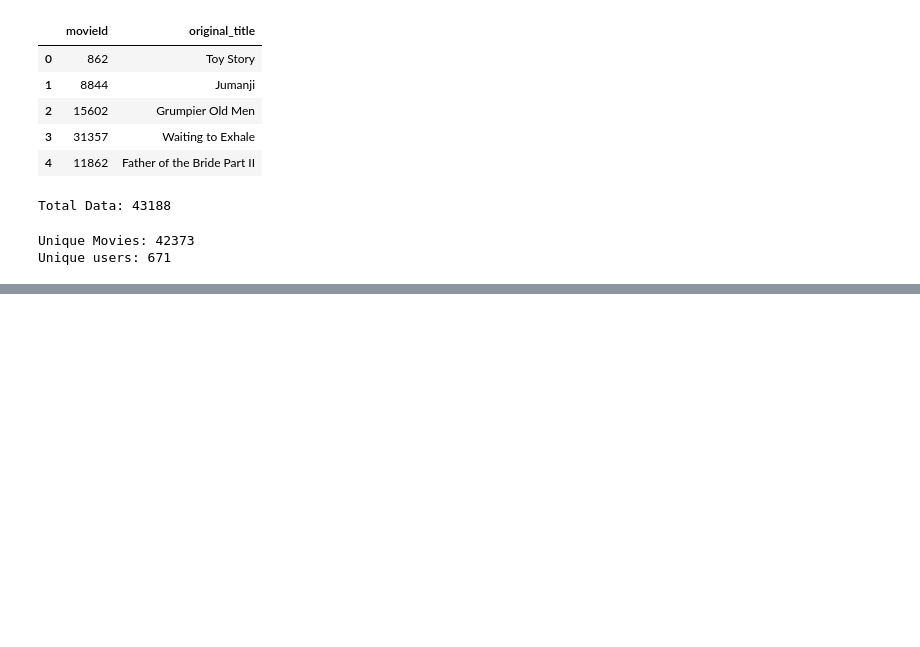
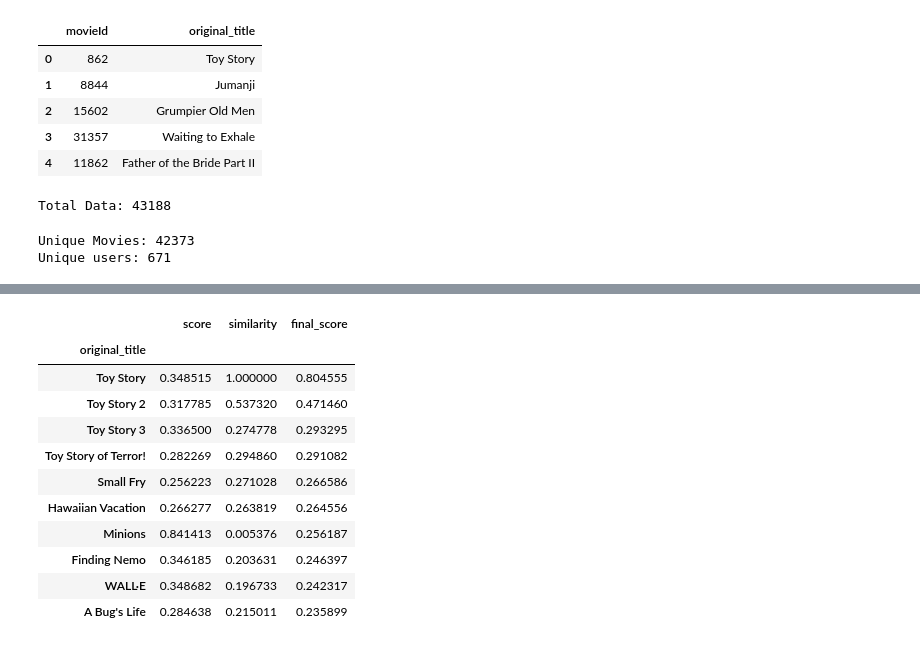
Before and after one commit to watchgo-bangkit/cinematch, a Jupyter notebook: Notebooks/TFRS test.ipynb, the cells around one changed output, grey strips where cells are left out. Drawn from its saved outputs; the diff is of its cells as text; code cells hidden in the pictures; blank space fills up the shorter version.

```diff
--- a/Notebooks/TFRS test.ipynb
+++ b/Notebooks/TFRS test.ipynb
@@ -537,0 +582,17 @@ pred_df
+# %%
+content_df['adult'] = content_df['adult'].apply(remove_punc)
+content_df['genres'] = content_df['genres'].apply(remove_punc)
+content_df['overview'] = content_df['overview'].apply(remove_punc)
+content_df['production_companies'] = content_df['production_companies'].apply(separate)
+content_df['tagline'] = content_df['tagline'].apply(remove_punc)
+content_df['keywords'] = content_df['keywords'].apply(separate)
+content_df['crew'] = content_df['crew'].apply(separate)
+content_df['characters'] = content_df['characters'].apply(separate)
+content_df['actors'] = content_df['actors'].apply(separate)
+
+content_df['bag_of_words'] = ''
+content_df['bag_of_words'] = content_df[content_df.columns[1:]].apply(lambda x: ' '.join(x), axis=1)
+content_df.set_index('original_title', inplace=True)
+
+content_df = content_df[['bag_of_words']]
+content_df.head()
@@ -537,0 +607,6 @@ pred_df
+# %%
+content_df = weighted_df_sorted[:10000].merge(content_df, left_index=True, right_index=True, how='left')
+
+tfidf = TfidfVectorizer(stop_words='english', min_df=5)
+tfidf_matrix = tfidf.fit_transform(content_df['bag_of_words'])
+tfidf_matrix.shape
@@ -537,0 +615,3 @@ pred_df
+# %%
+cos_sim = cosine_similarity(tfidf_matrix)
+cos_sim.shape
@@ -537,0 +630,29 @@ pred_df
+# %%
+def predict(title, similarity_weight=0.7, top_n=10):
+    data = content_df.reset_index()
+    index_movie = data[data['original_title'] == title].index
+    similarity = cos_sim[index_movie].T
+
+    sim_df = pd.DataFrame(similarity, columns=['similarity'])
+    final_df = pd.concat([data, sim_df], axis=1)
+    # You can also play around with the number
+    final_df['final_score'] = final_df['score']*(1-similarity_weight) + final_df['similarity']*similarity_weight
+
+    final_df_sorted = final_df.sort_values(by='final_score', ascending=False).head(top_n)
+    final_df_sorted.set_index('original_title', inplace=True)
+    return final_df_sorted[['score', 'similarity', 'final_score']]
+# %%
+predict('Toy Story', similarity_weight=0.7, top_n=10)
+# %% [output]
+|  | score | similarity | final_score |
+| original_title |  |  |  |
+| Toy Story | 0.348515 | 1.000000 | 0.804555 |
+| Toy Story 2 | 0.317785 | 0.537320 | 0.471460 |
+| Toy Story 3 | 0.336500 | 0.274778 | 0.293295 |
+| Toy Story of Terror! | 0.282269 | 0.294860 | 0.291082 |
+| Small Fry | 0.256223 | 0.271028 | 0.266586 |
+| Hawaiian Vacation | 0.266277 | 0.263819 | 0.264556 |
+| Minions | 0.841413 | 0.005376 | 0.256187 |
+| Finding Nemo | 0.346185 | 0.203631 | 0.246397 |
+| WALL·E | 0.348682 | 0.196733 | 0.242317 |
+| A Bug's Life | 0.284638 | 0.215011 | 0.235899 |
```
Also changed, not shown: parts of 18 cells of this notebook.
